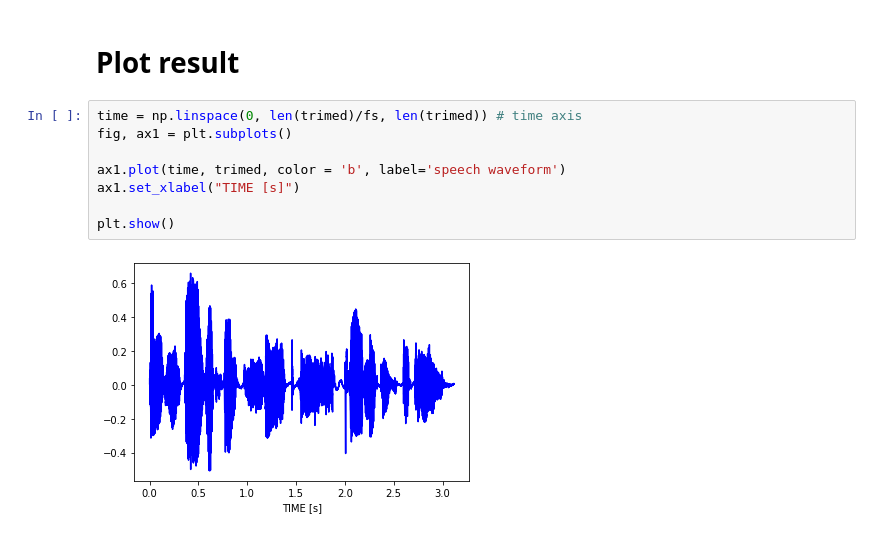
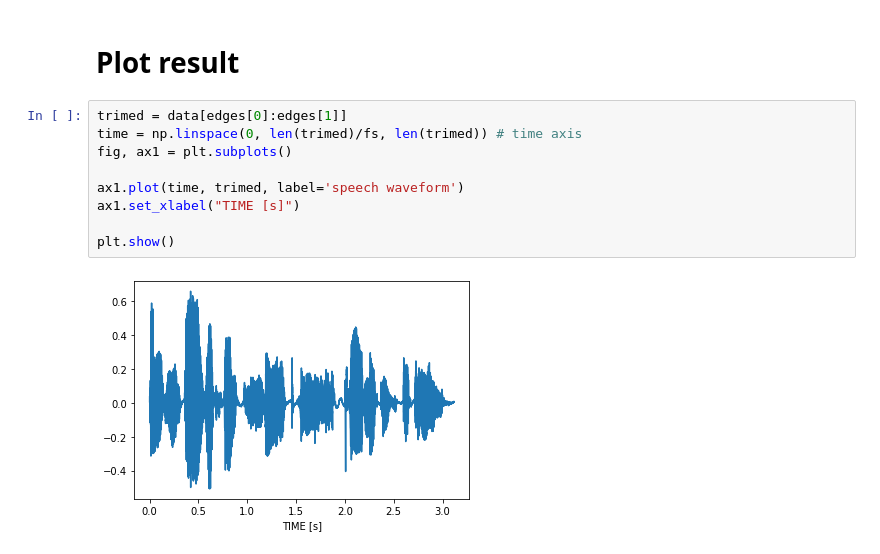
Before and after one commit to F-Tag/python-vad, a Jupyter notebook: example.ipynb, the cells around one changed output. Cells and saved outputs as stored; diff of their text form.

```diff
--- a/example.ipynb
+++ b/example.ipynb
@@ -50,12 +50,13 @@ Wall time: 145 ms
 # %% [markdown]
 # Plot result
 # %%
+trimed = data[edges[0]:edges[1]]
 time = np.linspace(0, len(trimed)/fs, len(trimed)) # time axis
 fig, ax1 = plt.subplots()
 
-ax1.plot(time, trimed, color = 'b', label='speech waveform')
+ax1.plot(time, trimed, label='speech waveform')
 ax1.set_xlabel("TIME [s]")
 
 plt.show()
 # %% [output]
-[figure, old version]
+[figure, new version]
```
Also changed, not shown: parts of 2 cells of this notebook.
